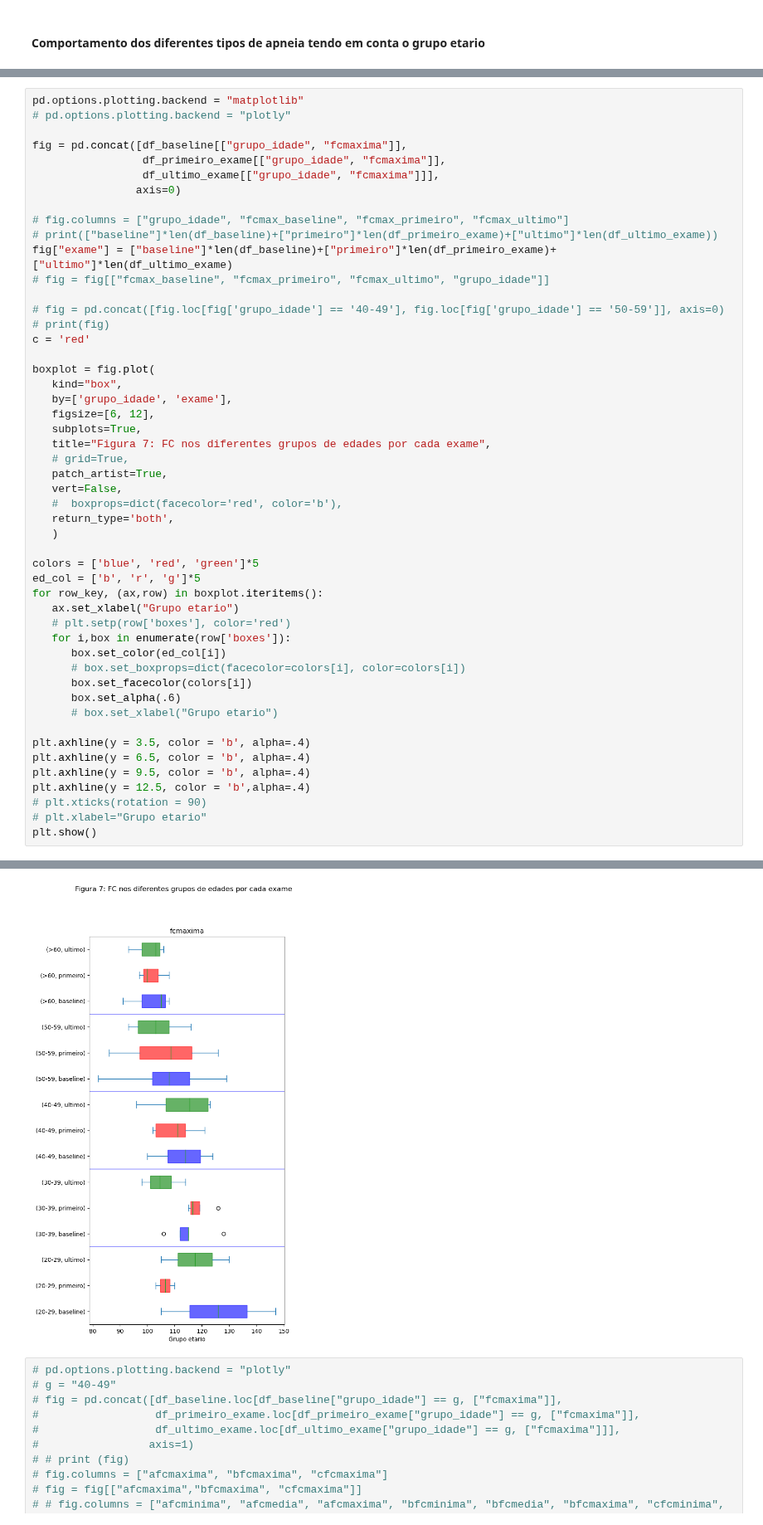
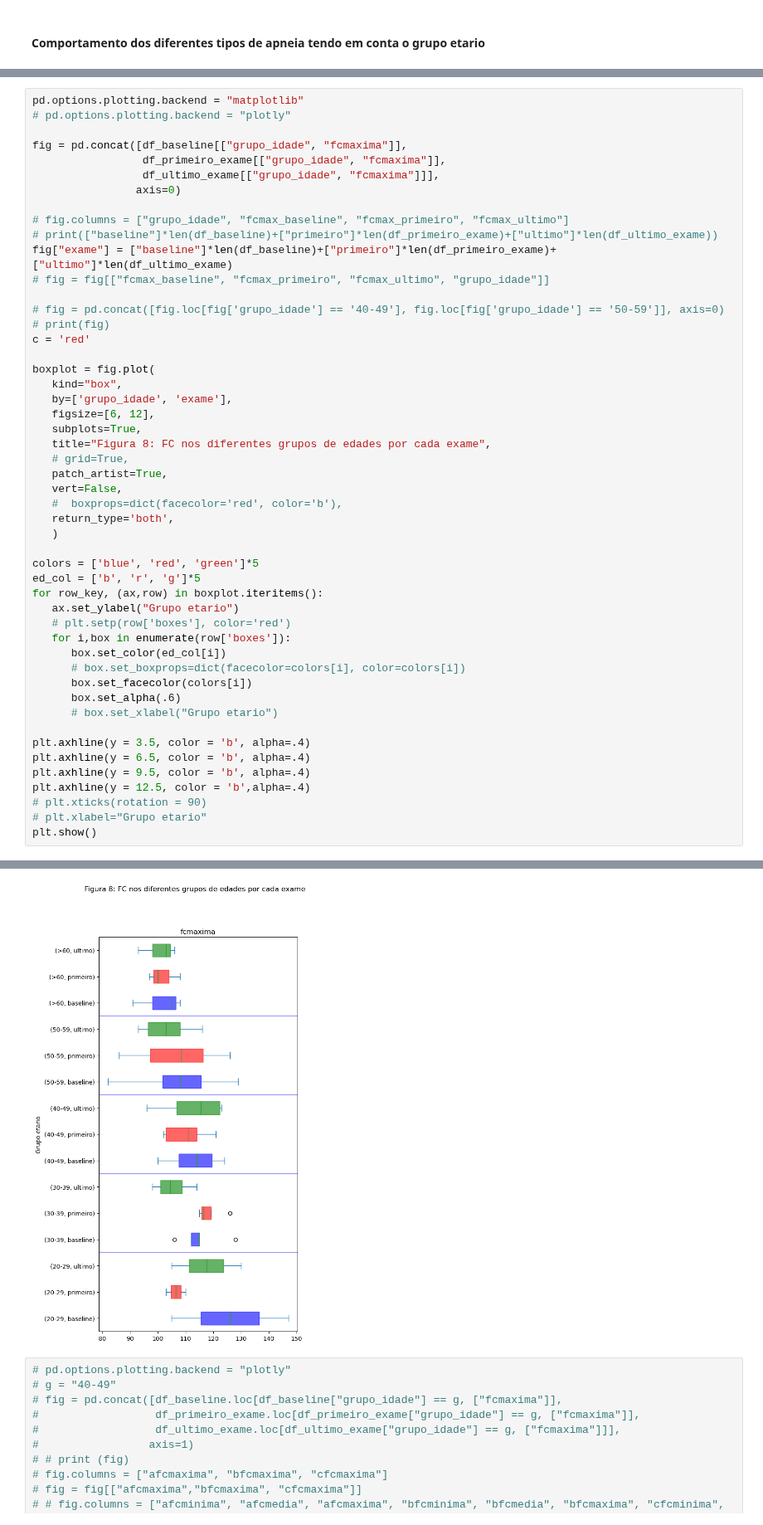
Before and after one commit to datasci4health/projects2023, a Jupyter notebook: EntregasGrupo1/apneiaDoSono/notebooks/EDA_Luciano-Wlad.ipynb, the cells around one changed output, grey strips where cells are left out. Shown at 83% size. Drawn from its saved outputs; the diff is of its cells as text.

```diff
--- a/EntregasGrupo1/apneiaDoSono/notebooks/EDA_Luciano-Wlad.ipynb
+++ b/EntregasGrupo1/apneiaDoSono/notebooks/EDA_Luciano-Wlad.ipynb
@@ -479,36 +479,36 @@ boxplot = fig.plot(
    by=['grupo_idade', 'exame'],
    figsize=[6, 12],
    subplots=True,
-   title="Figura 7: FC nos diferentes grupos de edades por cada exame",
+   title="Figura 8: FC nos diferentes grupos de edades por cada exame",
    # grid=True,
    patch_artist=True,
    vert=False,
    #  boxprops=dict(facecolor='red', color='b'),
    return_type='both',
    )
 
 colors = ['blue', 'red', 'green']*5
 ed_col = ['b', 'r', 'g']*5
 for row_key, (ax,row) in boxplot.iteritems():
-   ax.set_xlabel("Grupo etario")
+   ax.set_ylabel("Grupo etario")
    # plt.setp(row['boxes'], color='red')
    for i,box in enumerate(row['boxes']):
       box.set_color(ed_col[i])
       # box.set_boxprops=dict(facecolor=colors[i], color=colors[i])
       box.set_facecolor(colors[i])
       box.set_alpha(.6)
       # box.set_xlabel("Grupo etario")
 
 plt.axhline(y = 3.5, color = 'b', alpha=.4)
 plt.axhline(y = 6.5, color = 'b', alpha=.4)
 plt.axhline(y = 9.5, color = 'b', alpha=.4)
 plt.axhline(y = 12.5, color = 'b',alpha=.4)
 # plt.xticks(rotation = 90)
 # plt.xlabel="Grupo etario"
 plt.show()
 # %% [output]
 iteritems is deprecated and will be removed in a future version. Use .items instead.
-[figure, old version]
+[figure, new version]
 # %%
 # pd.options.plotting.backend = "plotly"
 # g = "40-49"
```
Also changed, not shown: parts of 6 cells of this notebook, 9 other files.
